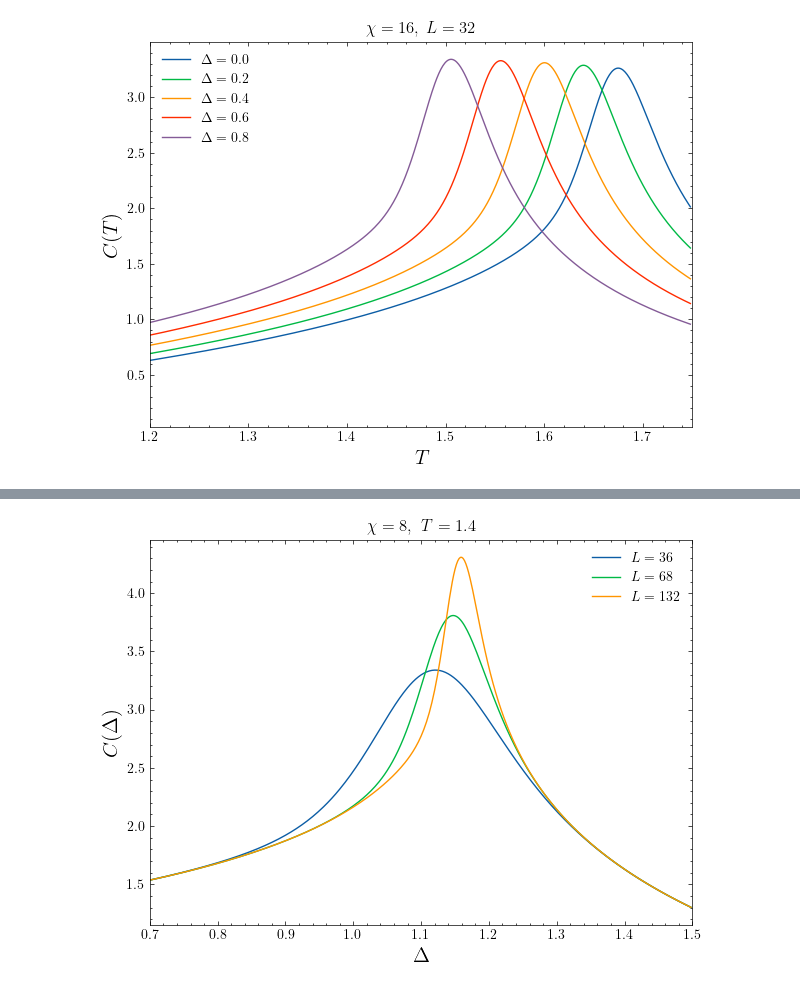
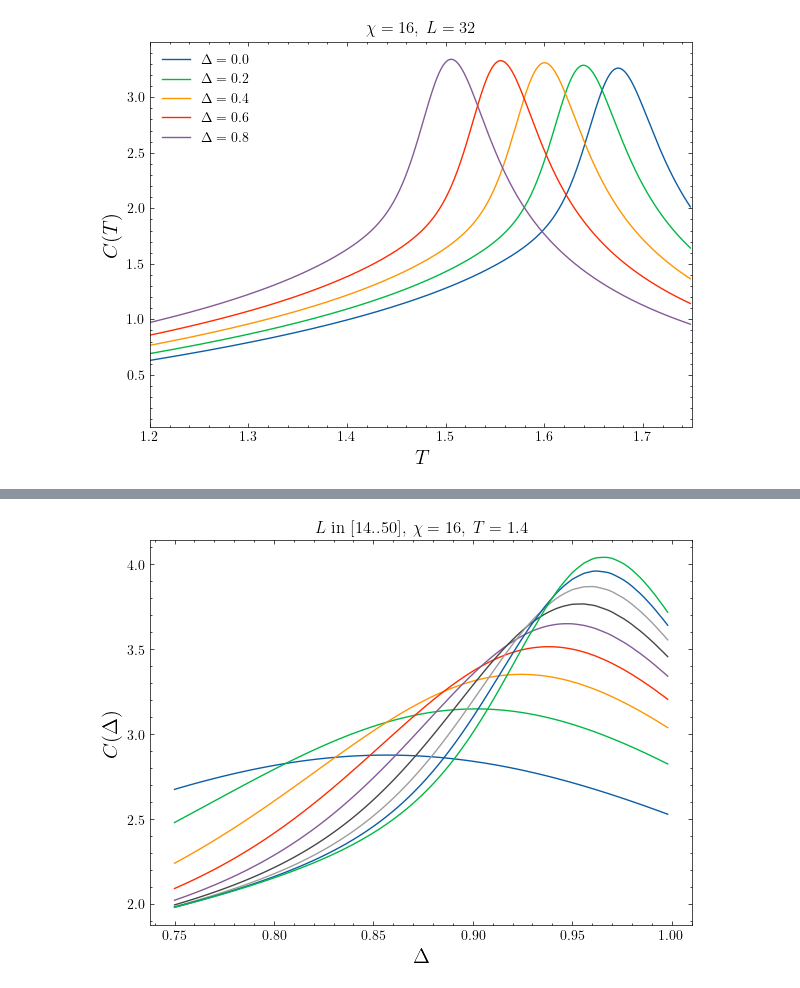
Before and after one commit to DerkNiessink/Blume, a Jupyter notebook: analysis/blume/phase.ipynb, the cells around one changed output, grey strips where cells are left out. Drawn from its saved outputs; the diff is of its cells as text; code cells hidden in the pictures.

```diff
--- a/analysis/blume/phase.ipynb
+++ b/analysis/blume/phase.ipynb
@@ -228,9 +228,9 @@ plt.show()
 # %% [output]
 [figure]
 # %%
-for size in [32, 64, 128]:
+for size in [128]:
     deltas = [delta for delta in np.arange(0.7, 1.5, 0.002)]
     result = Results(varying_param="coupling", range=deltas)
-    params = ModelParameters(model = "blume", T_range=(1.39, 1.41), step=0.001, tol=1e-9, chi=8, b_c = True, fixed=True, max_steps=size)
+    params = ModelParameters(model = "blume", var_range=(1.39, 1.41), step=0.001, tol=1e-9, chi=16, b_c = True, fixed=True, max_steps=size)
     result.get(params)
 # %% [output]
@@ -262,22 +298,39 @@ Done
+# %%
+
+sizes = [size for size in range(50, 55, 5)]
+deltas = [delta for delta in np.arange(0.75, 1, 0.002)]
+
+for size in sizes:
+
+    result = Results(varying_param="coupling", range=deltas)
+    params = ModelParameters(model = "blume", var_range=(1.39, 1.401), step=0.001, tol=1e-9, chi=16, b_c = True, fixed=True, max_steps=size, bar = False)
+    result.get(params)
+# %%
+files1 = ["16-05 20:48", "16-05 20:50", "16-05 20:52", "16-05 20:54", "16-05 20:56", "16-05 20:58", "16-05 21:01", "16-05 21:04"]
+files = ["27-06 00:13", "27-06 00:15", "27-06 00:18", "27-06 00:22", "27-06 00:27", "27-06 00:32","27-06 00:38", "27-06 09:35",  "27-06 09:40"]
 # %%
-deltas = [delta for delta in np.arange(0.7, 1.5, 0.002)]
+sizes = [size for size in range(10, 55, 5)]
+deltas = [delta for delta in np.arange(0.75, 1, 0.002)]
 
-plt.figure(figsize=(7,5))
-for folder in ["16-05 16:30", "16-05 16:35", "16-05 16:56"]:
-    spec_heats = []
-    for delta in deltas:
-        data = read(folder, f"coupling{delta}")
-        energies = compute(Prop.Es, data)
-        temps = data["temperatures"]
-        heats = np.diff(energies) / np.diff(temps)
-        spec_heats.append(heats[19])
-    plt.plot(deltas, spec_heats, "-", markersize=4, label=rf"$L = {data['max_steps']+4}$")
+plt.figure(figsize = (7, 5))
+delta_stars = []
+for file in files:
+        spec_heats = []
+        for delta in deltas:
+                data = read(file, f"coupling{delta}")
+                energies = compute(Prop.Es, data)
+                temps = data["temperatures"]
+                heats = np.diff(energies) / np.diff(temps)
+                spec_heats.append(heats[10])
 
-plt.xlim(0.7, 1.5)
-plt.xlabel("$\Delta$", fontsize=15)
-plt.ylabel("$C(\Delta)$", fontsize=15)
-plt.title("$\chi = 8$,\; $T = 1.4$")
-plt.legend()
+        idx = spec_heats.index(max(spec_heats))
+        delta_stars.append(deltas[idx])
+
+        plt.plot(deltas, spec_heats, "-", markersize=4, label=rf"$L = {data['max_steps']+4}$")
+
+plt.title("$L$ in $[14..50],\; \chi = 16,\; T = 1.4$")
+plt.xlabel("$\Delta$", fontsize = 15)
+plt.ylabel("$C(\Delta)$", fontsize = 15)
 plt.show()
 # %% [output]
-[figure, old version]
+[figure, new version]
```
Also changed, not shown: parts of 10 cells of this notebook, 47 other files.
